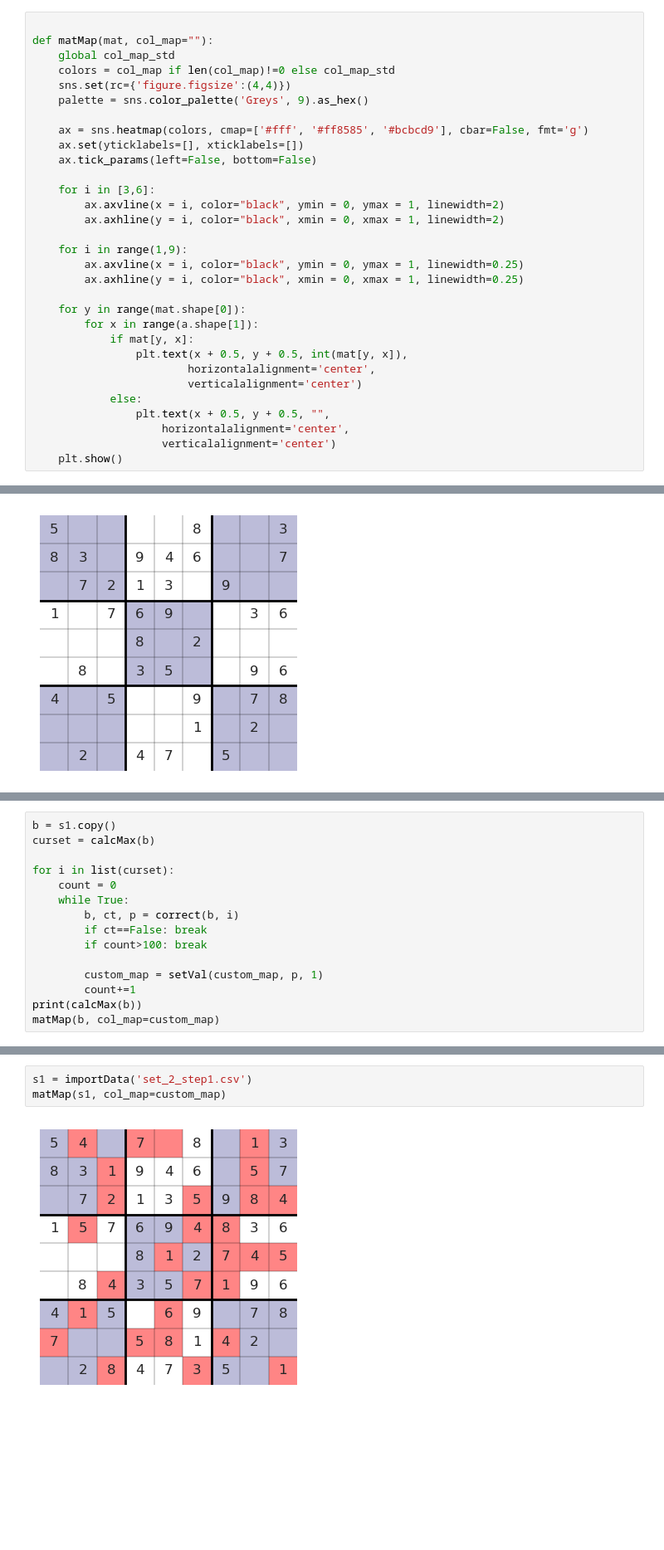
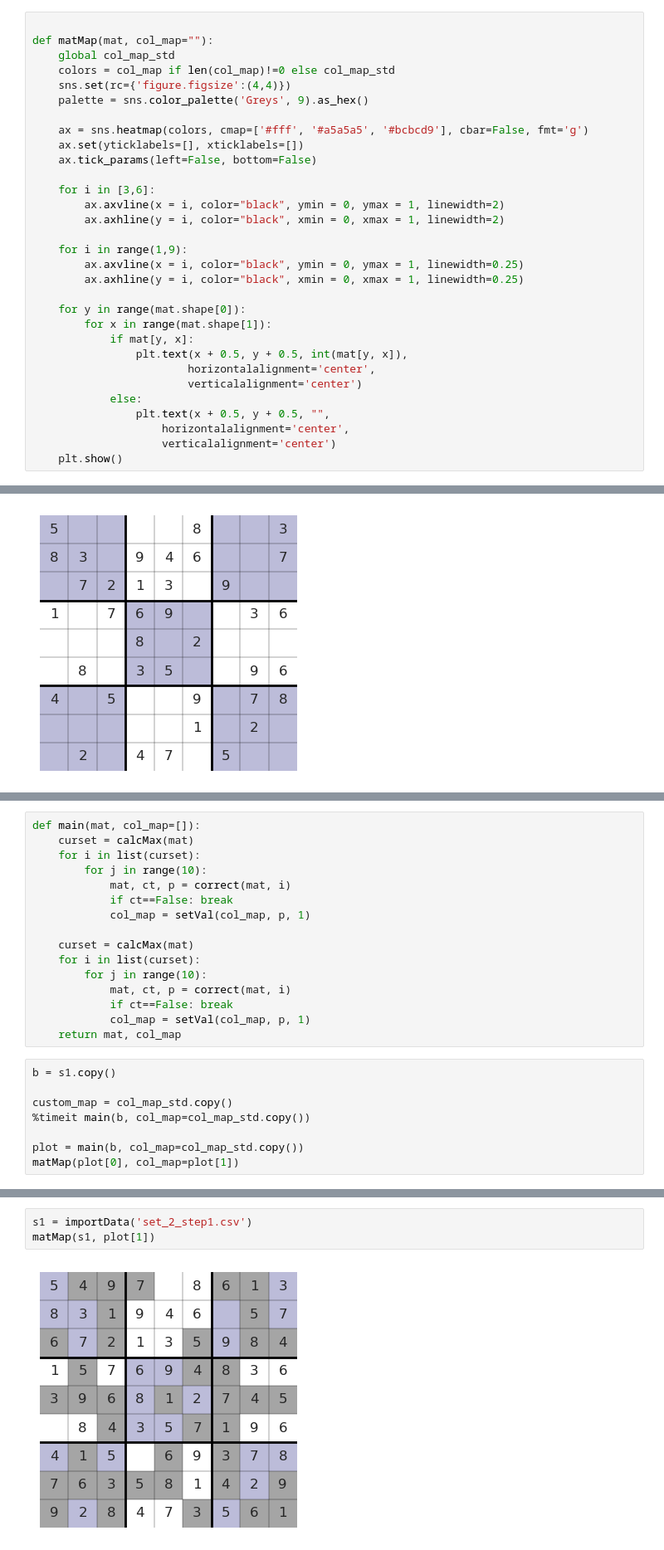
Before and after one commit to rjmat97/sudoku, a Jupyter notebook: main.ipynb, the cells around one changed output, grey strips where cells are left out. Shown at 83% size. Drawn from its saved outputs; the diff is of its cells as text; blank space fills up the shorter version.

```diff
--- a/main.ipynb
+++ b/main.ipynb
@@ -18,7 +18,7 @@ def matMap(mat, col_map=""):
     sns.set(rc={'figure.figsize':(4,4)})
     palette = sns.color_palette('Greys', 9).as_hex()
 
-    ax = sns.heatmap(colors, cmap=['#fff', '#ff8585', '#bcbcd9'], cbar=False, fmt='g')
+    ax = sns.heatmap(colors, cmap=['#fff', '#a5a5a5', '#bcbcd9'], cbar=False, fmt='g')
     ax.set(yticklabels=[], xticklabels=[])
     ax.tick_params(left=False, bottom=False)
 
@@ -31,7 +31,7 @@ def matMap(mat, col_map=""):
         ax.axhline(y = i, color="black", xmin = 0, xmax = 1, linewidth=0.25)
 
     for y in range(mat.shape[0]):
-        for x in range(a.shape[1]):
+        for x in range(mat.shape[1]):
             if mat[y, x]:
                 plt.text(x + 0.5, y + 0.5, int(mat[y, x]),
                         horizontalalignment='center',
@@ -121,15 +97,0 @@ p
-# %%
-b = s1.copy()
-curset = calcMax(b)
-
-for i in list(curset):
-    count = 0
-    while True:
-        b, ct, p = correct(b, i)
-        if ct==False: break
-        if count>100: break
-
-        custom_map = setVal(custom_map, p, 1)
-        count+=1
-print(calcMax(b))
-matMap(b, col_map=custom_map)
@@ -138,0 +100,24 @@ matMap(b, col_map=custom_map)
+# %%
+def main(mat, col_map=[]):
+    curset = calcMax(mat)
+    for i in list(curset):
+        for j in range(10):
+            mat, ct, p = correct(mat, i)
+            if ct==False: break
+            col_map = setVal(col_map, p, 1)
+
+    curset = calcMax(mat)
+    for i in list(curset):
+        for j in range(10):
+            mat, ct, p = correct(mat, i)
+            if ct==False: break
+            col_map = setVal(col_map, p, 1)
+    return mat, col_map
+# %%
+b = s1.copy()
+
+custom_map = col_map_std.copy()
+%timeit main(b, col_map=col_map_std.copy())
+
+plot = main(b, col_map=col_map_std.copy())
+matMap(plot[0], col_map=plot[1])
@@ -141,9 +129,9 @@ out = ','.join([f'{i}' for i in b.flatten().tolist()])
 with open('set_2_step1.csv', 'w') as f: f.write(out)
 # %%
 s1 = importData('set_2_step1.csv')
-matMap(s1, col_map=custom_map)
+matMap(s1, plot[1])
 # %% [output]
-[figure, old version]
+[figure, new version]
 # %%
 def slicer(mat):
     rmat = []
```
Also changed, not shown: parts of 12 cells of this notebook, 1 other file.
